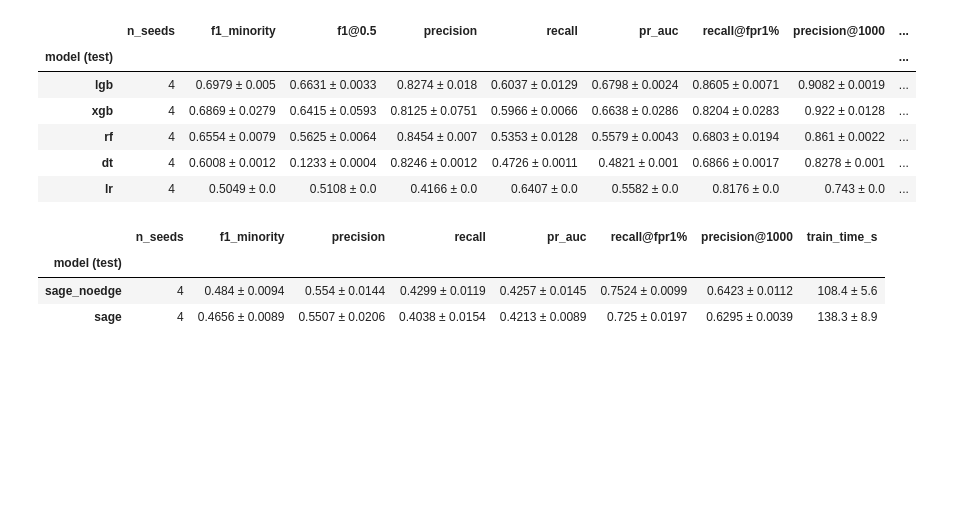
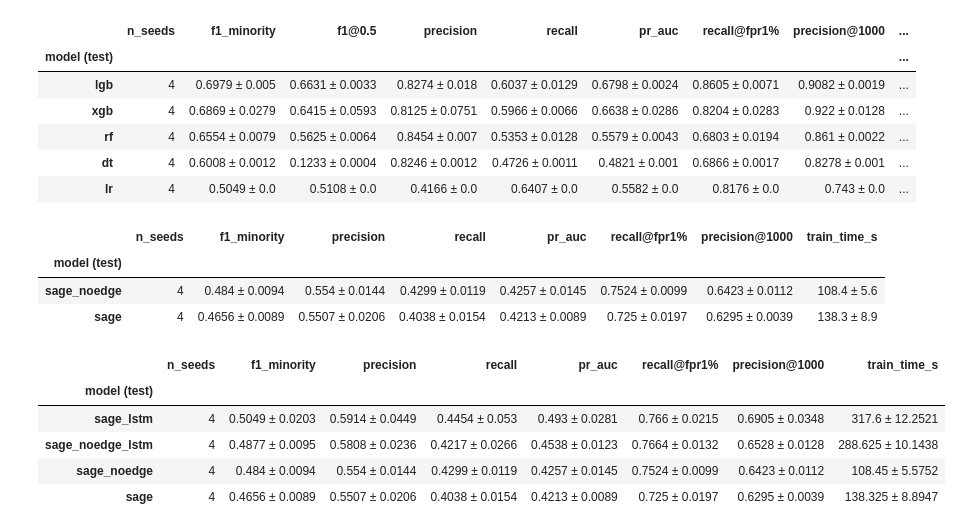
Before and after one commit to Tyler3743/fraud_detection, a Jupyter notebook: result.ipynb, the cells around one changed output. Drawn from its saved outputs; the diff is of its cells as text; code cells hidden in the pictures; blank space fills up the shorter version.

```diff
--- a/result.ipynb
+++ b/result.ipynb
@@ -40,7 +108,7 @@ METRICS = ["f1_minority", "precision", "recall",
            "pr_auc", "recall@fpr1%", "precision@1000", "train_time_s"]
 DECIMALS = {"train_time_s": 1}
 
-df = pd.read_csv("results-gnn-new.csv")
+df = pd.read_csv("results-gnn.csv")
 n0 = len(df)
 df = df.drop_duplicates(subset=["model", "split", "seed"], keep="last")
 if n0 != len(df):
@@ -64,3 +132,30 @@ tbl
 | model (test) |  |  |  |  |  |  |  |  |
 | sage_noedge | 4 | 0.484 ± 0.0094 | 0.554 ± 0.0144 | 0.4299 ± 0.0119 | 0.4257 ± 0.0145 | 0.7524 ± 0.0099 | 0.6423 ± 0.0112 | 108.4 ± 5.6 |
 | sage | 4 | 0.4656 ± 0.0089 | 0.5507 ± 0.0206 | 0.4038 ± 0.0154 | 0.4213 ± 0.0089 | 0.725 ± 0.0197 | 0.6295 ± 0.0039 | 138.3 ± 8.9 |
+# %%
+import pandas as pd
+METRICS=["f1_minority", "precision", "recall","pr_auc", "recall@fpr1%", "precision@1000", "train_time_s"]
+DECIMALS={"train_time":1}
+df_gnn = pd.read_csv("results-gnn.csv")
+df_lstm = pd.read_csv("results-LSTM.csv")
+df = pd.concat([df_gnn, df_lstm], ignore_index=True)
+test = df[df["split"] == "test"]
+g = test.groupby("model")
+mean, std = g[METRICS].mean(), g[METRICS].std()
+
+tbl = pd.DataFrame(index=mean.index)
+tbl["n_seeds"] = g.size()
+for c in METRICS:
+    nd = DECIMALS.get(c, 4)
+    tbl[c] = mean[c].round(nd).astype(str) + " ± " + std[c].round(nd).astype(str)
+
+tbl = tbl.loc[mean["f1_minority"].sort_values(ascending=False).index]
+tbl.index.name = "model (test)"
+tbl
+# %% [output]
+|  | n_seeds | f1_minority | precision | recall | pr_auc | recall@fpr1% | precision@1000 | train_time_s |
+| model (test) |  |  |  |  |  |  |  |  |
+| sage_lstm | 4 | 0.5049 ± 0.0203 | 0.5914 ± 0.0449 | 0.4454 ± 0.053 | 0.493 ± 0.0281 | 0.766 ± 0.0215 | 0.6905 ± 0.0348 | 317.6 ± 12.2521 |
+| sage_noedge_lstm | 4 | 0.4877 ± 0.0095 | 0.5808 ± 0.0236 | 0.4217 ± 0.0266 | 0.4538 ± 0.0123 | 0.7664 ± 0.0132 | 0.6528 ± 0.0128 | 288.625 ± 10.1438 |
+| sage_noedge | 4 | 0.484 ± 0.0094 | 0.554 ± 0.0144 | 0.4299 ± 0.0119 | 0.4257 ± 0.0145 | 0.7524 ± 0.0099 | 0.6423 ± 0.0112 | 108.45 ± 5.5752 |
+| sage | 4 | 0.4656 ± 0.0089 | 0.5507 ± 0.0206 | 0.4038 ± 0.0154 | 0.4213 ± 0.0089 | 0.725 ± 0.0197 | 0.6295 ± 0.0039 | 138.325 ± 8.8947 |
```
Also changed, not shown: parts of 2 cells of this notebook, 15 other files.
